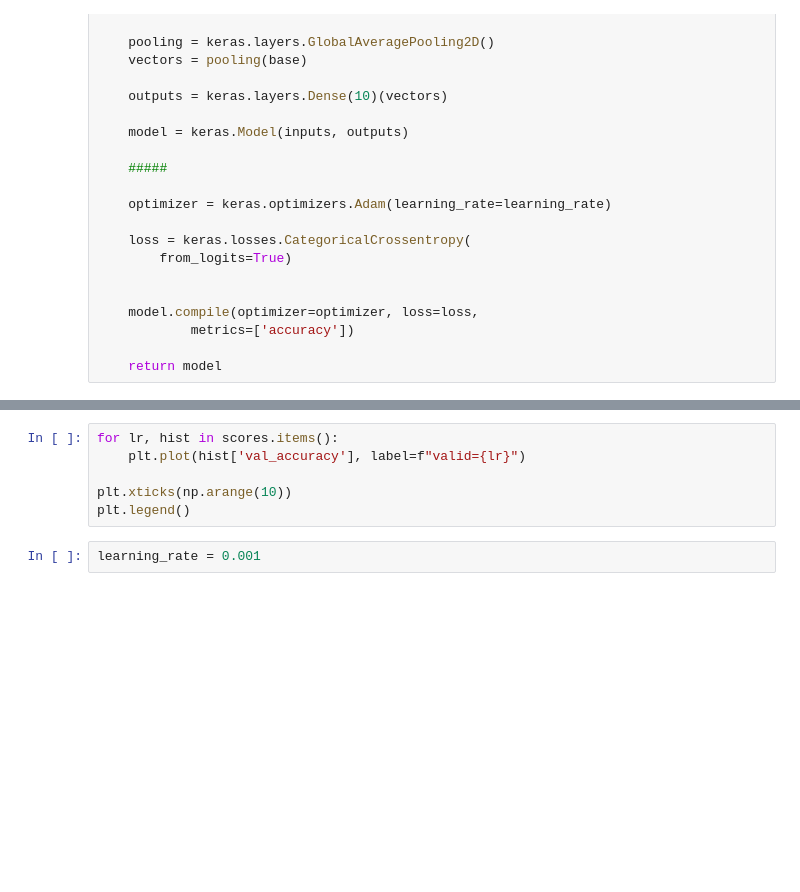
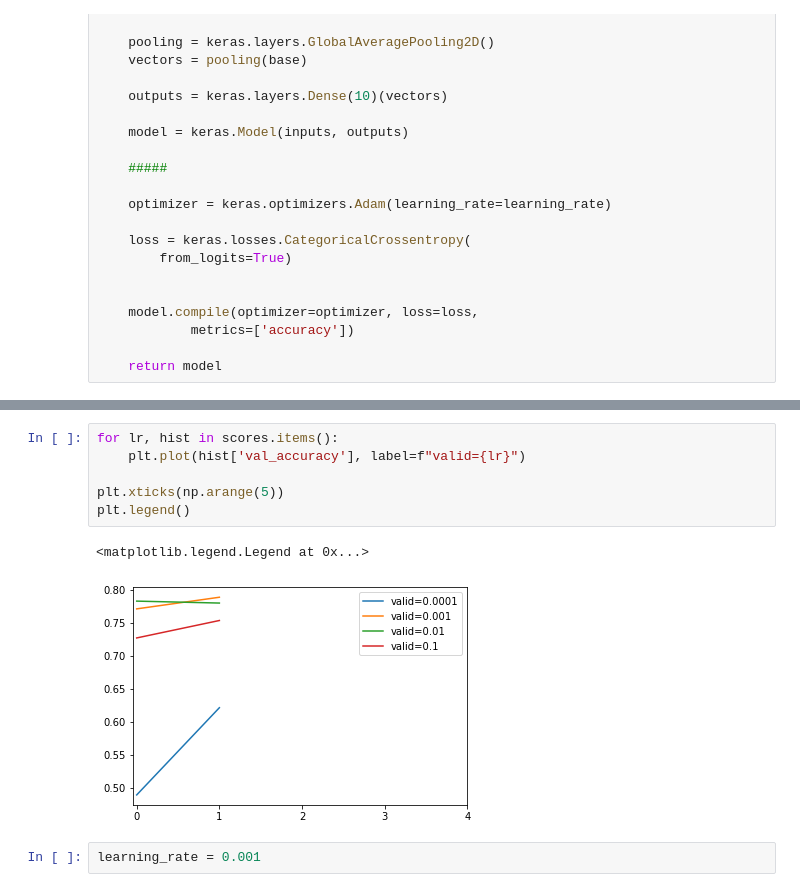
Before and after one commit to SleeplessChallenger/ML_ZoomCamp_code, a Jupyter notebook: 6.neural_networks/base_prediction.ipynb, the cells around one changed output, grey strips where cells are left out. Saved outputs shown, nothing was run; the diff lists cells and outputs as text; blank space fills up the shorter version.

```diff
--- a/6.neural_networks/base_prediction.ipynb
+++ b/6.neural_networks/base_prediction.ipynb
@@ -368,9 +389,12 @@ plt.legend()
 # %%
 for lr, hist in scores.items():
     plt.plot(hist['val_accuracy'], label=f"valid={lr}")
 
-plt.xticks(np.arange(10))
+plt.xticks(np.arange(5))
 plt.legend()
+# %% [output]
+<matplotlib.legend.Legend at 0x...>
+[figure, added]
 # %%
 learning_rate = 0.001
 # %% [markdown]
```
Also changed, not shown: parts of 23 cells of this notebook, 3 other files.
